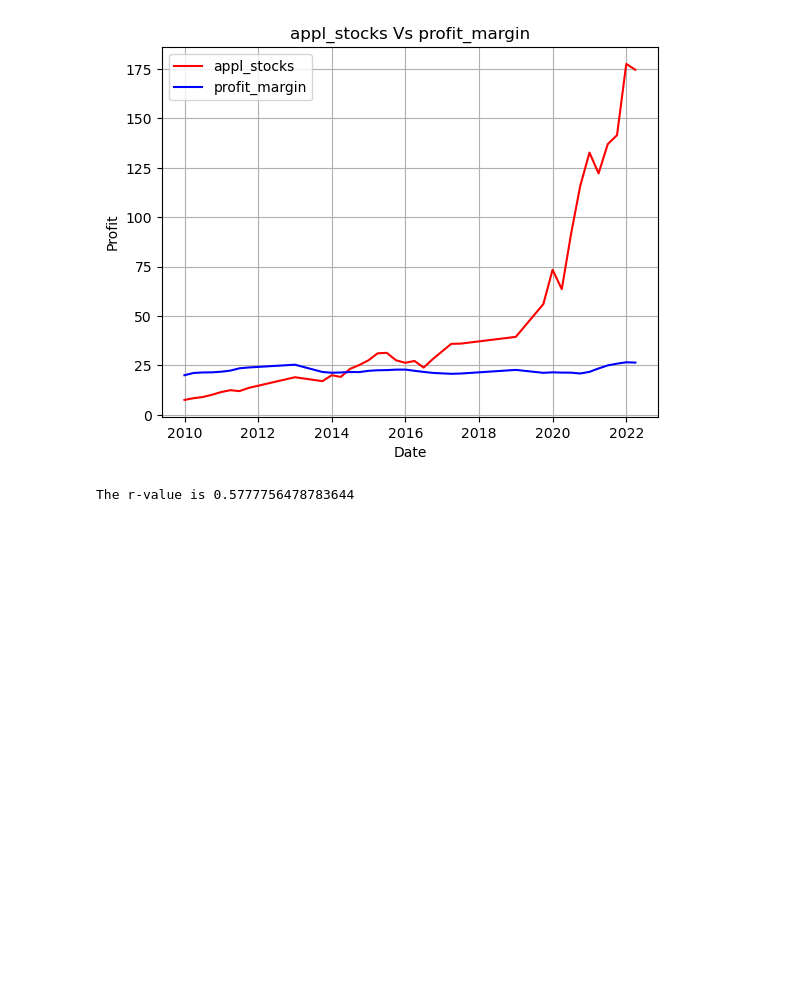
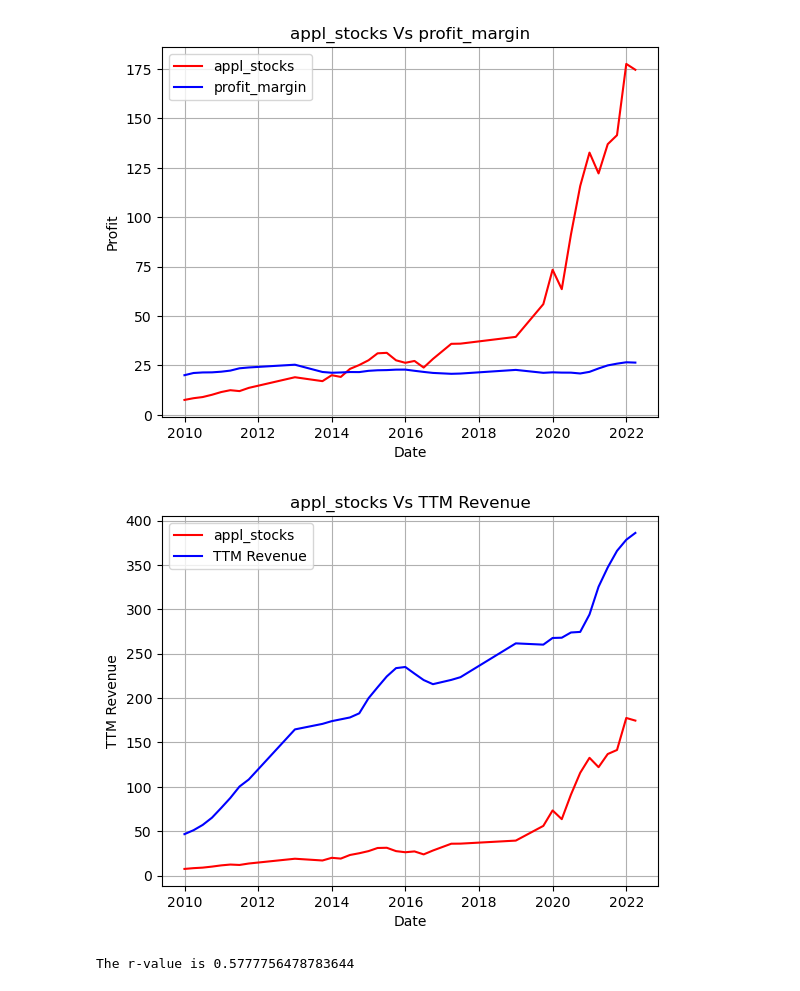
Before and after one commit to Sukhrajb1988/Project1G1, a Jupyter notebook: profit_margin.ipynb, the cells around one changed output. Saved outputs shown, nothing was run; the diff lists cells and outputs as text; code cells hidden in the pictures; blank space fills up the shorter version.

Commit message:
added TTM revenue vs appl stocks plots

```diff
--- a/profit_margin.ipynb
+++ b/profit_margin.ipynb
@@ -114,9 +100,13 @@ combined_data
 # %%
-close_profit_data = combined_data[["Date","Close","Net Margin"]]
+close_profit_data = combined_data[["Date","Close","TTM Revenue","Net Margin"]]
 close_profit_data.dtypes
-# close_profit_data['Net Margin'] = close_profit_data.loc[close_profit_data["Net Margin"].str.replace('%', '')]
+#close_profit_data['Net Margin'] = close_profit_data.loc[close_profit_data["Net Margin"].str.replace('%', '')]
 close_profit_data['Net Margin']=close_profit_data['Net Margin'].str.replace('%', '')
+close_profit_data['TTM Revenue'] = close_profit_data['TTM Revenue'].str.replace('$','')
+close_profit_data['TTM Revenue'] = close_profit_data['TTM Revenue'].str.replace('B','')
 close_profit_data['Net Margin']=pd.to_numeric(close_profit_data['Net Margin'])
+
+close_profit_data['TTM Revenue'] = pd.to_numeric(close_profit_data['TTM Revenue'])
 close_profit_data.dtypes
 # %% [output]
 A value is trying to be set on a copy of a slice from a DataFrame.
@@ -146,6 +144,19 @@ plt.grid()
 plt.show()
 # %% [output]
 [figure]
+# %%
+appl_stocks, = plt.plot(close_profit_data['Date'], close_profit_data['Close'], color="red", label="appl_stocks")
+TTM_Revenue, = plt.plot(close_profit_data['Date'], close_profit_data['TTM Revenue'], color="blue", label="TTM Revenue")
+plt.title("appl_stocks Vs TTM Revenue")
+plt.xlabel("Date")
+plt.ylabel("TTM Revenue")
+plt.legend(handles=[appl_stocks, TTM_Revenue], loc="best")
+# plt.xlim(2010,2023)
+# plt.ylim(7,40)
+plt.grid()
+plt.show()
+# %% [output]
+[figure, added]
 # %%
 x_values = close_profit_data["Close"]
 y_values = close_profit_data["Net Margin"]
```
Also changed, not shown: parts of 3 cells of this notebook.
